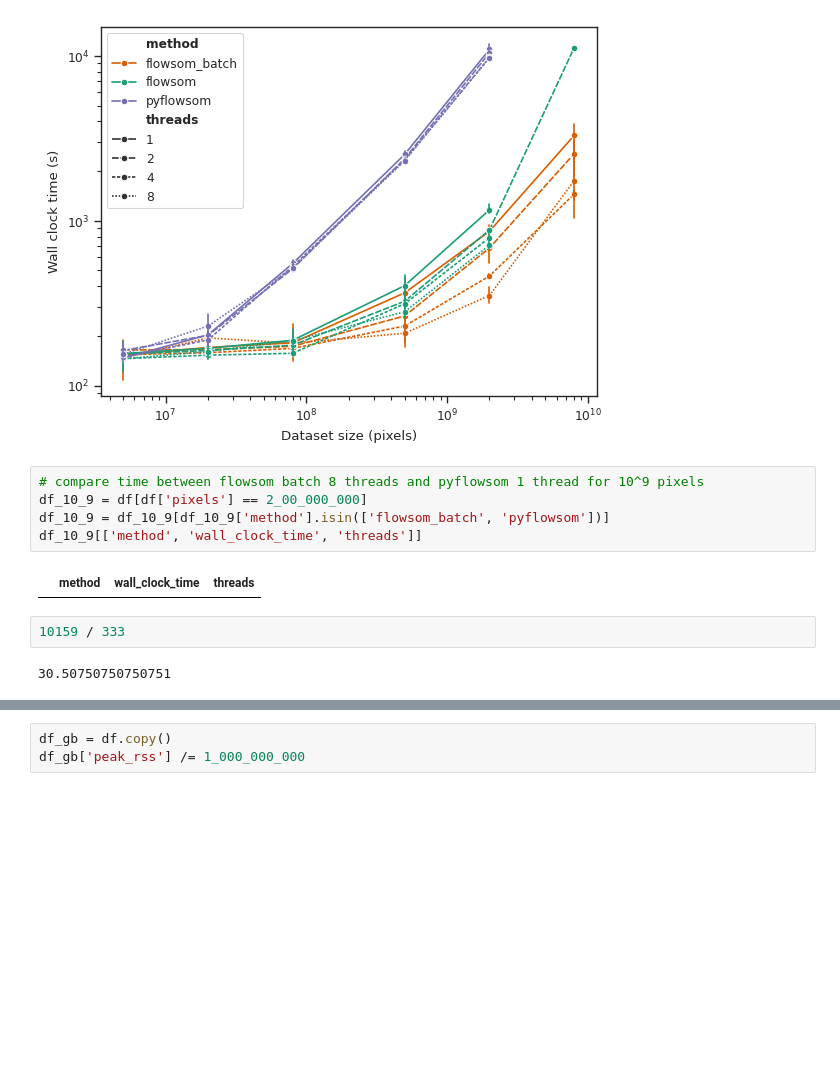
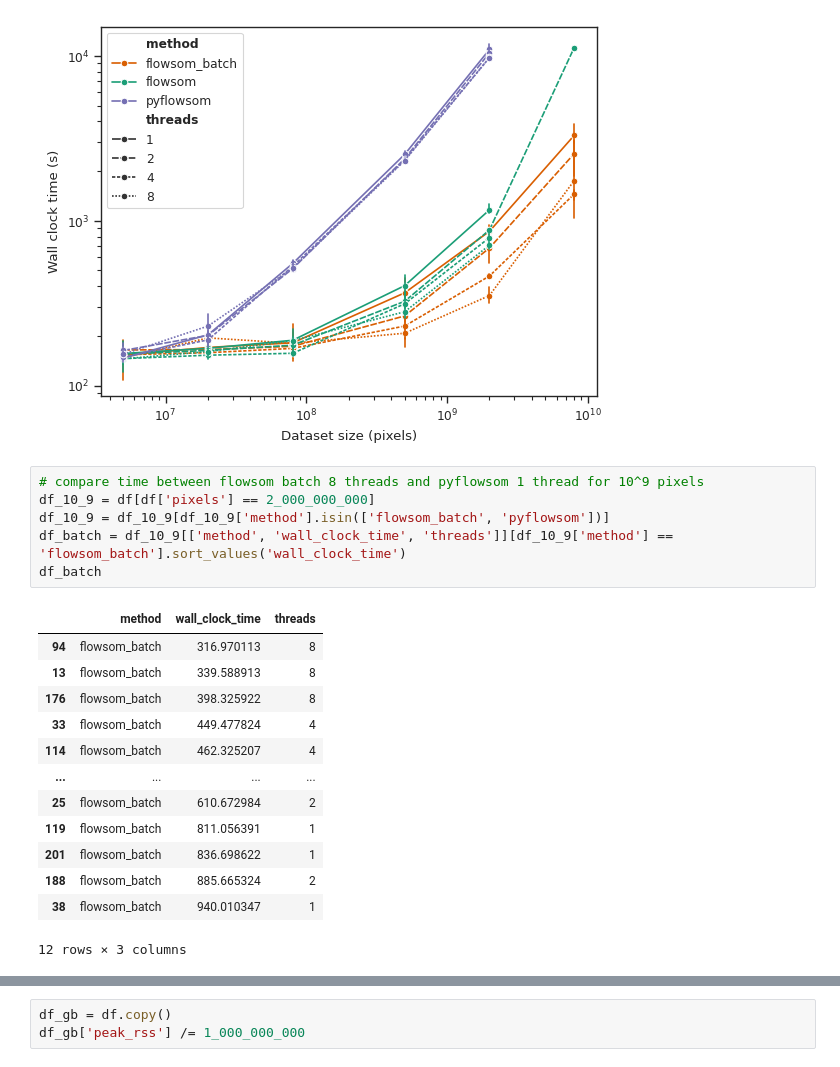
Before and after one commit to saeyslab/harpy_figures, a Jupyter notebook: notebooks/figures_cluster.ipynb, the cells around one changed output, grey strips where cells are left out. Drawn from its saved outputs; the diff is of its cells as text; blank space fills up the shorter version.

```diff
--- a/notebooks/figures_cluster.ipynb
+++ b/notebooks/figures_cluster.ipynb
@@ -242,12 +242,21 @@ postprocess(axs)
 [figure]
 # %%
 # compare time between flowsom batch 8 threads and pyflowsom 1 thread for 10^9 pixels
-df_10_9 = df[df['pixels'] == 2_00_000_000]
+df_10_9 = df[df['pixels'] == 2_000_000_000]
 df_10_9 = df_10_9[df_10_9['method'].isin(['flowsom_batch', 'pyflowsom'])]
-df_10_9[['method', 'wall_clock_time', 'threads']]
+df_batch = df_10_9[['method', 'wall_clock_time', 'threads']][df_10_9['method'] == 'flowsom_batch'].sort_values('wall_clock_time')
+df_batch
 # %% [output]
 |  | method | wall_clock_time | threads |
+| 94 | flowsom_batch | 316.970113 | 8 |
+| 13 | flowsom_batch | 339.588913 | 8 |
+| 176 | flowsom_batch | 398.325922 | 8 |
+| 33 | flowsom_batch | 449.477824 | 4 |
+| 114 | flowsom_batch | 462.325207 | 4 |
+| ... | ... | ... | ... |
+| 25 | flowsom_batch | 610.672984 | 2 |
+| 119 | flowsom_batch | 811.056391 | 1 |
+| 201 | flowsom_batch | 836.698622 | 1 |
+| 188 | flowsom_batch | 885.665324 | 2 |
+| 38 | flowsom_batch | 940.010347 | 1 |
+12 rows × 3 columns
-# %%
-10159 / 333
-# %% [output]
-30.50750750750751
```
Also changed, not shown: parts of 9 cells of this notebook, 5 other files.
